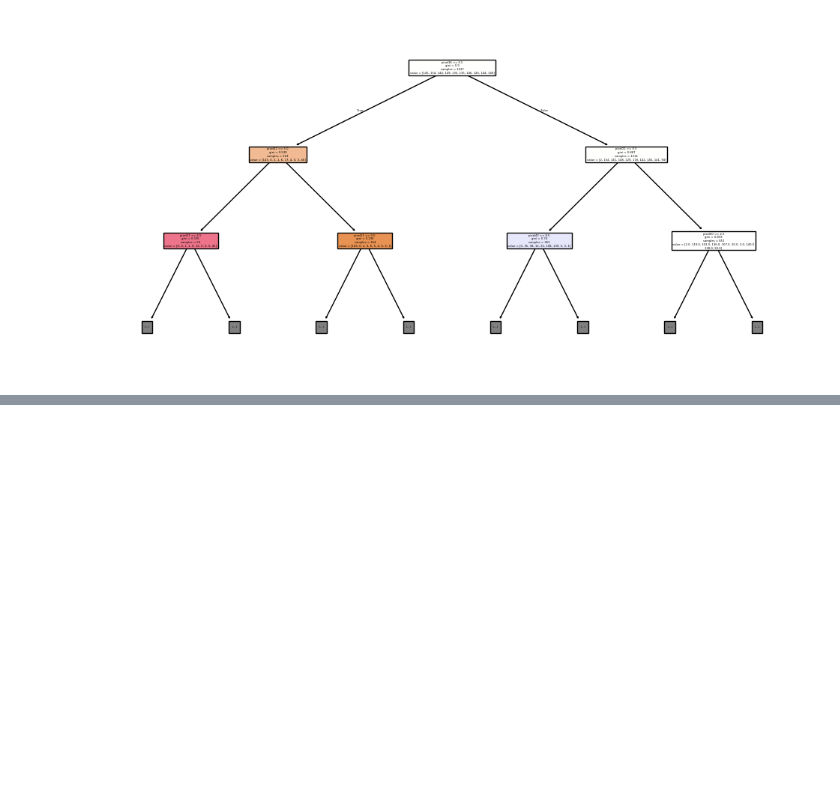
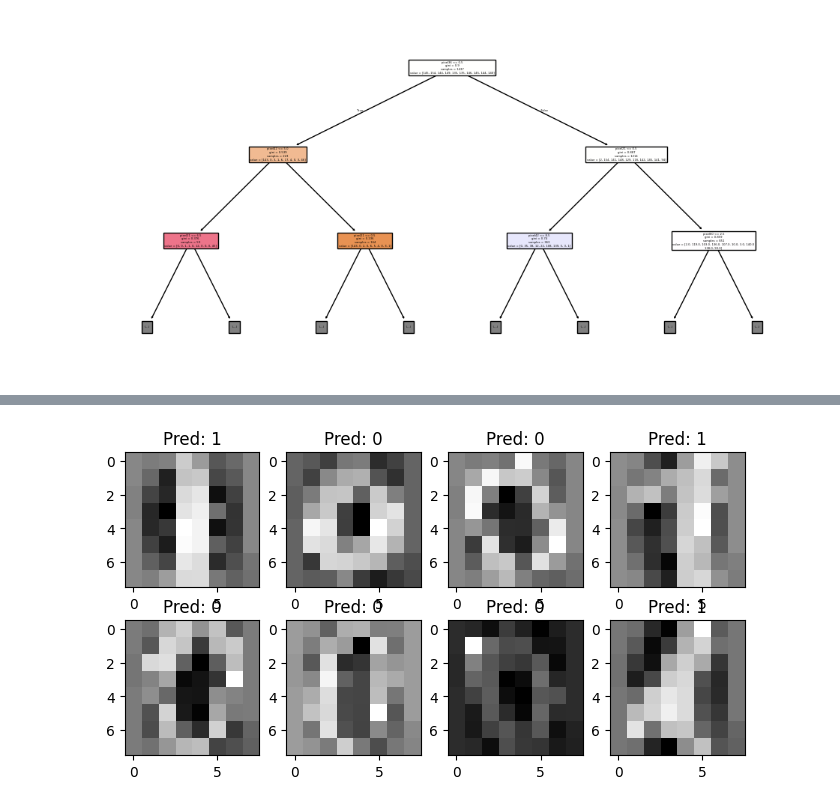
Before and after one commit to fartech00/Prompt-refining, a Jupyter notebook: TAFU_KNN.ipynb, the cells around one changed output, grey strips where cells are left out. Cells and saved outputs as stored; diff of their text form; code cells hidden in the pictures; blank space fills up the shorter version.

```diff
--- a/TAFU_KNN.ipynb
+++ b/TAFU_KNN.ipynb
@@ -178,0 +189,22 @@ plt.show()
+# %%
+# Malumotlarni yuklab olamiz
+digits = datasets.load_digits()  # Raqamlar misolida
+X = digits.data
+y = digits.target
+
+# Faqat 0 va 1 sonlari misolida SVM ni ishlatib ko'ramiz
+X = X[(y == 0) | (y == 1)]
+y = y[(y == 0) | (y == 1)]
+
+# Malumotni taqsimlash
+X_train, X_test, y_train, y_test = train_test_split(X, y, test_size=0.3, random_state=42)
+
+# Normallashtirish
+scaler = StandardScaler()
+X_train = scaler.fit_transform(X_train)
+X_test = scaler.transform(X_test)
+# %%
+# SVM algoritmi yordamida model qurishni boshlash
+
+model = SVC(kernel='rbf', C=1.0, gamma='scale')
+model.fit(X_train, y_train)
@@ -178,0 +213,2 @@ plt.show()
+# %%
+y_pred = model.predict(X_test)
@@ -178,0 +229,9 @@ plt.show()
+# %%
+plt.figure(figsize=(8,4))
+for index, (image, label) in enumerate(zip(X_test[0:8], y_pred[0:8])):
+    plt.subplot(2, 4, index + 1)
+    plt.imshow(image.reshape(8,8), cmap=plt.cm.gray)
+    plt.title(f'Pred: {label}')
+plt.show()
+# %% [output]
+[figure, added]
```
Also changed, not shown: parts of 4 cells of this notebook.
